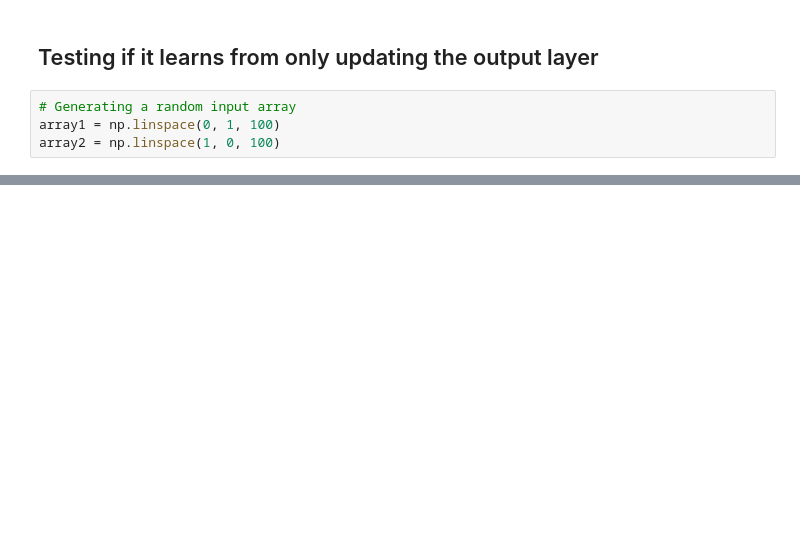
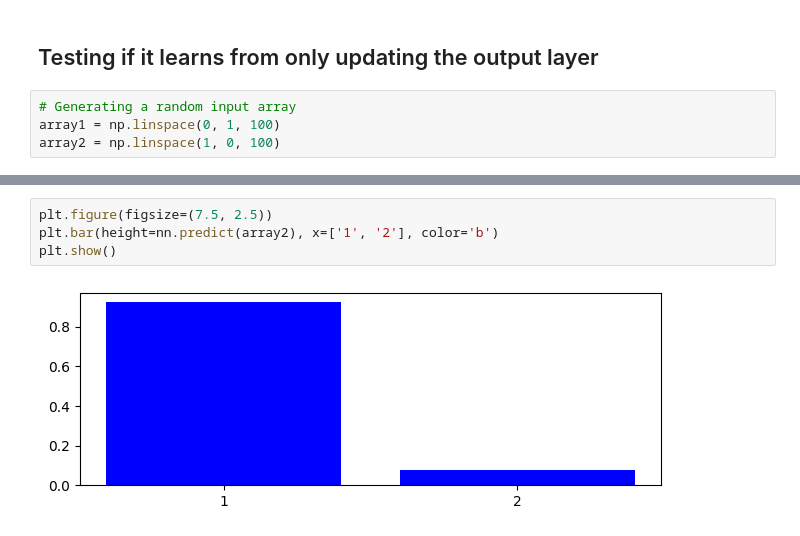
Before and after one commit to magnushelliesen/neural-network, a Jupyter notebook: neural-network.ipynb, the cells around one changed output, grey strips where cells are left out. Cells and saved outputs as stored; diff of their text form; blank space fills up the shorter version.

```diff
--- a/neural-network.ipynb
+++ b/neural-network.ipynb
@@ -27,2 +26,8 @@ array([0.54747464, 0.45252536])
+# %%
+plt.figure(figsize=(7.5, 2.5))
+plt.bar(height=nn.predict(array2), x=['1', '2'], color='b')
+plt.show()
+# %% [output]
+[figure, added]
 # %%
 # Heatmap of weights between hidden layer before training
```
Also changed, not shown: parts of 14 cells of this notebook, 1 other file.
